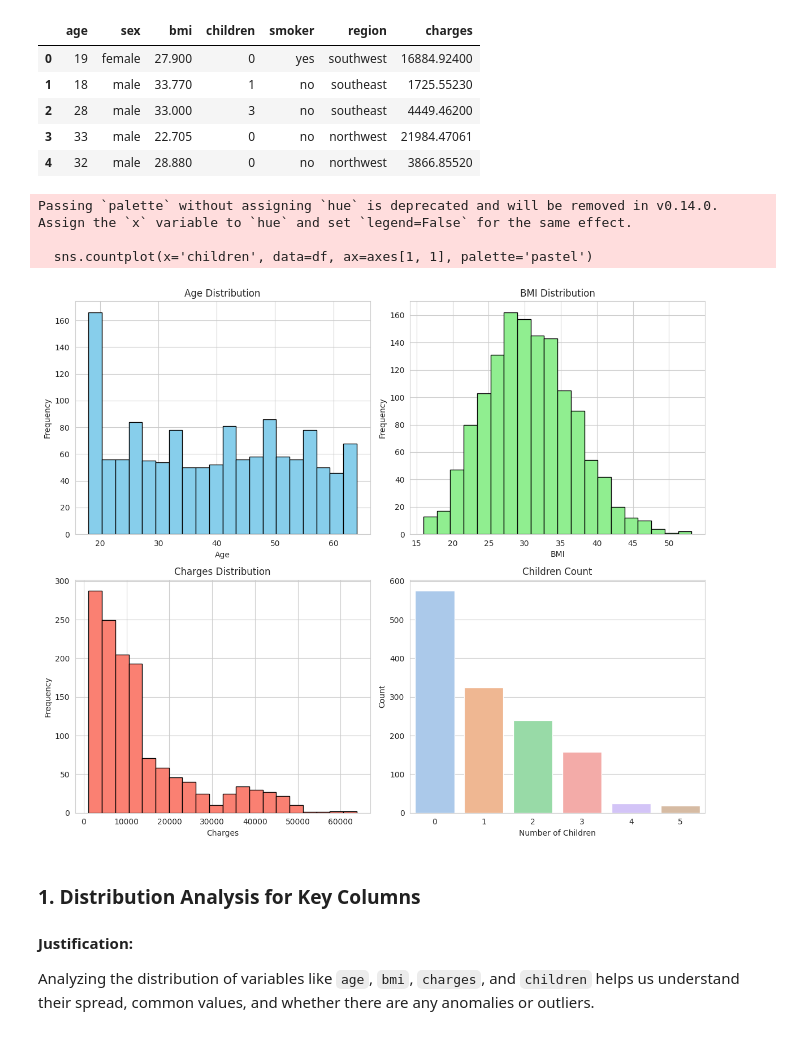
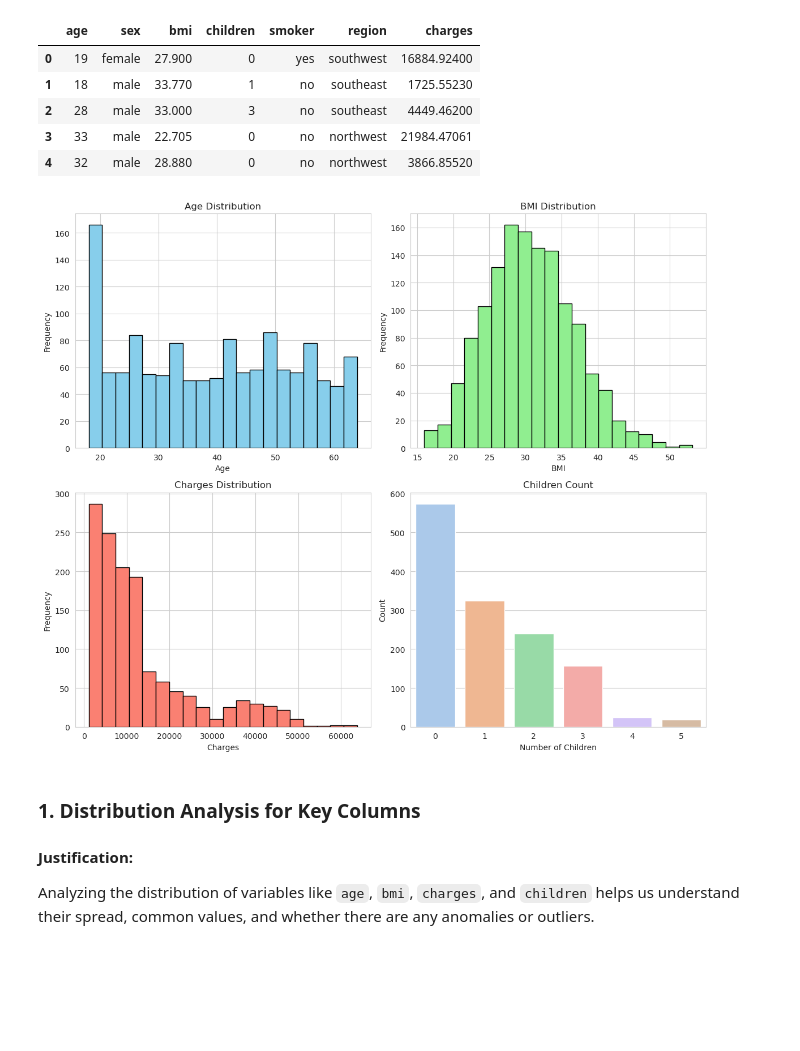
Before and after one commit to DO-2K23-26/mdn_math_insurance, a Jupyter notebook: insurance.ipynb, the cells around one changed output. Saved outputs shown, nothing was run; the diff lists cells and outputs as text; code cells hidden in the pictures; blank space fills up the shorter version.

```diff
--- a/insurance.ipynb
+++ b/insurance.ipynb
@@ -21,37 +20,34 @@ df.head()
 # %%
 fig, axes = plt.subplots(2, 2, figsize=(12, 10))
 
 # Histogram for 'age' column
 axes[0, 0].hist(df['age'], bins=20, color='skyblue', edgecolor='black')
 axes[0, 0].set_title('Age Distribution')
 axes[0, 0].set_xlabel('Age')
 axes[0, 0].set_ylabel('Frequency')
 
 # Histogram for 'bmi' column
 axes[0, 1].hist(df['bmi'], bins=20, color='lightgreen', edgecolor='black')
 axes[0, 1].set_title('BMI Distribution')
 axes[0, 1].set_xlabel('BMI')
 axes[0, 1].set_ylabel('Frequency')
 
 # Histogram for 'charges' column
 axes[1, 0].hist(df['charges'], bins=20, color='salmon', edgecolor='black')
 axes[1, 0].set_title('Charges Distribution')
 axes[1, 0].set_xlabel('Charges')
 axes[1, 0].set_ylabel('Frequency')
 
 # Bar plot for 'children' column
-sns.countplot(x='children', data=df, ax=axes[1, 1], palette='pastel')
+sns.countplot(x='children', hue='children', data=df, ax=axes[1, 1], palette='pastel', legend=False)
 axes[1, 1].set_title('Children Count')
 axes[1, 1].set_xlabel('Number of Children')
 axes[1, 1].set_ylabel('Count')
 
 plt.tight_layout()
 plt.show()
 # %% [output]
-Passing `palette` without assigning `hue` is deprecated and will be removed in v0.14.0. Assign the `x` variable to `hue` and set `legend=False` for the same effect.
-
-  sns.countplot(x='children', data=df, ax=axes[1, 1], palette='pastel')
-[figure, old version]
+[figure, new version]
 # %% [markdown]
 ### 1. Distribution Analysis for Key Columns
 #### Justification:
```
Also changed, not shown: parts of 9 cells of this notebook.
